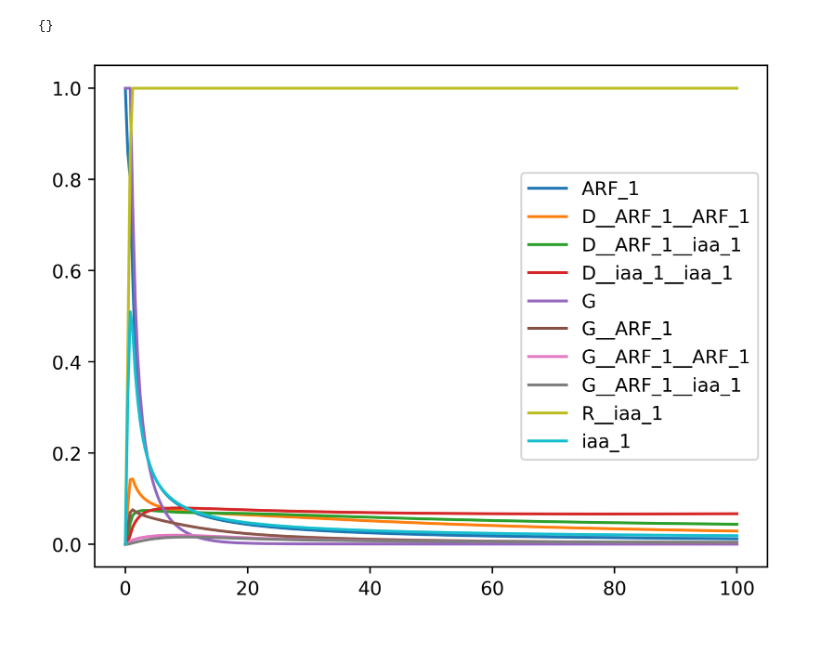
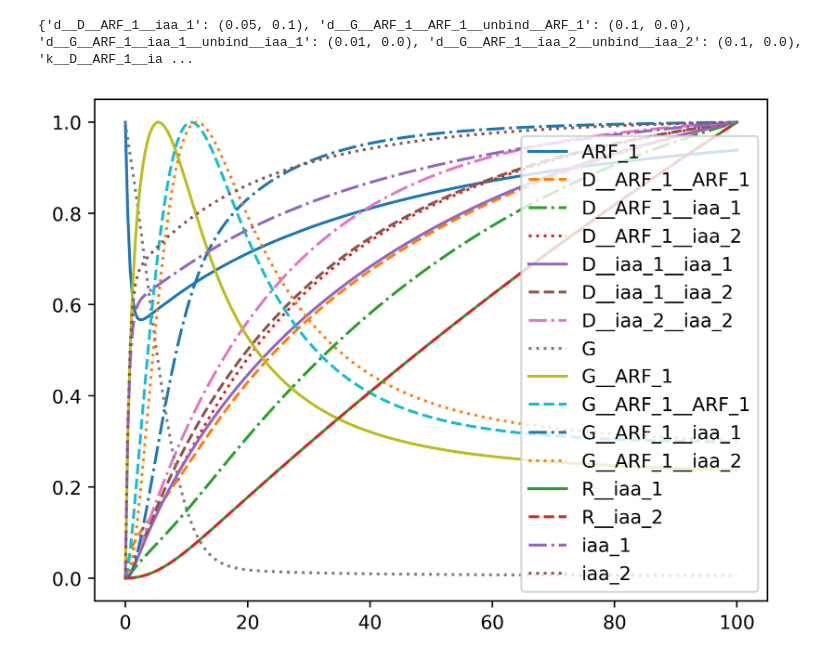
Before and after one commit to joeyshuttleworth/auxin_signalling_models, a Jupyter notebook: notebooks/simple_model_example.ipynb, the cells around one changed output. Drawn from its saved outputs; the diff is of its cells as text; code cells hidden in the pictures.

Commit message:
Complicate example notebook. Allow incomplete parameter dictionaries

```diff
--- a/notebooks/simple_model_example.ipynb
+++ b/notebooks/simple_model_example.ipynb
@@ -11,8 +11,8 @@ from numbalsoda import lsoda, lsoda_sig
 from auxin_signalling_pathway.auxin_signalling_pathway import \
     auxin_signalling_pathway as asp_class
 # %%
-# Generate a simple model with 1 ARF and 1 Aux/IAA
-asp_model = asp_class(nARFs=1, nIAAs=1)
+# Generate a simple model with 1 ARF and 2 Aux/Iaas
+asp_model = asp_class(nARFs=1, nIAAs=2)
 
 # Output default initial conditions and parameters
 print('default initial conditions:')
@@ -29,6 +29,7 @@ default_initial_conditions = asp_model.get_default_initial_conditions()
 
 odes, free_vars, param_dict, constraints = asp_model.generate_ode_system()
 ode_dict = {var: ode for var, ode in zip(default_initial_conditions, odes)}
+print('\n\n')
 pprint(ode_dict)
 # %% [output]
 {'arf__k': (1.0, 'production rate of ARFs'), 'arf__d': (1.0, 'decay rate of ARFs'), 'iaa__k': (1.0, 'production rate of Aux/IAAs'), 'iaa__d': (1.0, 'decay rate of Aux/IAAs'), 'k__D__ARF_1__ARF_1': (0. ...
@@ -71,49 +72,78 @@ custom_parameters = \
 {'arf__d': 1.0,
  'arf__k': 1.0,
  'd__D__ARF_1__ARF_1': 0.1,
- 'd__D__ARF_1__iaa_1': 0.1,
+ 'd__D__ARF_1__iaa_1': 0.05,
+ 'd__D__ARF_1__iaa_2': 0.1,
  'd__D__iaa_1__iaa_1': 0.1,
+ 'd__D__iaa_1__iaa_2': 0.1,
+ 'd__D__iaa_2__iaa_2': 0.1,
  'd__G__ARF_1': 0.01,
  'd__G__ARF_1__ARF_1': 0.01,
- 'd__G__ARF_1__ARF_1__unbind__ARF_1': 0.0,
+ 'd__G__ARF_1__ARF_1__unbind__ARF_1': 0.1,
  'd__G__ARF_1__iaa_1': 0.01,
- 'd__G__ARF_1__iaa_1__unbind__iaa_1': 0.0,
+ 'd__G__ARF_1__iaa_1__unbind__iaa_1': 0.01,
+ 'd__G__ARF_1__iaa_2': 0.01,
+ 'd__G__ARF_1__iaa_2__unbind__iaa_2': 0.1,
  'd__R': 0.004166666666666667,
  'd__iaa_1_x': 0.1,
+ 'd__iaa_2_x': 0.1,
  'iaa__d': 1.0,
  'iaa__k': 1.0,
  'k__D__ARF_1__ARF_1': 0.25,
- 'k__D__ARF_1__iaa_1': 0.25,
+ 'k__D__ARF_1__iaa_1': 0.75,
+ 'k__D__ARF_1__iaa_2': 0.25,
  'k__D__iaa_1__iaa_1': 0.25,
+ 'k__D__iaa_1__iaa_2': 0.25,
+ 'k__D__iaa_2__iaa_2': 0.25,
  'k__G__ARF_1': 0.1,
  'k__G__ARF_1__ARF_1': 0.1,
  'k__G__ARF_1__ARF_1__R__iaa_1': 1.0,
+ 'k__G__ARF_1__ARF_1__R__iaa_2': 1.0,
  'k__G__ARF_1__R__iaa_1': 1.0,
- 'k__G__ARF_1__bind__ARF_1': 0.0,
- 'k__G__ARF_1__bind__iaa_1': 0.0,
+ 'k__G__ARF_1__R__iaa_2': 1.0,
+ 'k__G__ARF_1__bind__ARF_1': 0.1,
+ 'k__G__ARF_1__bind__iaa_1': 0.5,
+ 'k__G__ARF_1__bind__iaa_2': 0.1,
  'k__G__ARF_1__iaa_1': 0.1,
  'k__G__ARF_1__iaa_1__R__iaa_1': 1.0,
- 'k__G__R__iaa_1': 1.0,
- 'k__R': 0.01,
- 'k__R__iaa_1__iaa_1': 0.0,
- 'k__iaa_1': 0.0}
+ 'k__G__ARF_1__iaa_1__R__iaa_2': 1.0,
+ 'k__G__ARF_1__iaa_2': 0.1,
+ 'k__G__ARF_1__iaa_2__R__iaa_1': 1.0,
+ 'k__G__ARF_1__iaa_2__R__iaa_2': 1.0,
+ 'k__G__R__iaa_1': 0.01,
+ 'k__G__R__iaa_2': 0.01,
+ 'k__R': 0,
+ 'k__R__iaa_1__iaa_1': 0.01,
+ 'k__R__iaa_2__iaa_2': 0.01,
+ 'k__iaa_1': 0.0,
+ 'k__iaa_2': 0.0}
 
 ts = np.linspace(0, 100, 250)
 
 diff = { k : (custom_parameters[k], default_parameters[k]) for k in list(custom_parameters.keys()) + list(default_parameters.keys())
         if custom_parameters[k] != default_parameters[k]
        }
 
 print(diff)
 
-assert default_parameters == custom_parameters
-
 output, success = solver(ts, custom_parameters,
                             default_initial_conditions,
                             1.0)
-plt.plot(ts, output / output.max(axis=1)[:, None], label=list(default_initial_conditions))
+import matplotlib.pyplot as plt
+from itertools import cycle
+lines = ["-","--","-.",":"]
+linecycler = cycle(lines)
+
+for i in range(output.shape[1]):
+    plt.plot(ts, output[:, i] / output[:, i].max(), label=list(default_initial_conditions)[i],
+            linestyle=next(linecycler))
 plt.legend()
 plt.show()
+
+R_iaa1_index = [i for i, k in enumerate(ode_dict) if k=='R__iaa_1'][0]
+R_iaa2_index = [i for i, k in enumerate(ode_dict) if k=='R__iaa_2'][0]
+
+assert np.all(output[:, R_iaa1_index] - output[:, R_iaa2_index] == 0)
 # %% [output]
-{}
+{'d__D__ARF_1__iaa_1': (0.05, 0.1), 'd__G__ARF_1__ARF_1__unbind__ARF_1': (0.1, 0.0), 'd__G__ARF_1__iaa_1__unbind__iaa_1': (0.01, 0.0), 'd__G__ARF_1__iaa_2__unbind__iaa_2': (0.1, 0.0), 'k__D__ARF_1__ia ...
-[figure, old version]
+[figure, new version]
```
Also changed, not shown: parts of 2 cells of this notebook, 1 other file.
